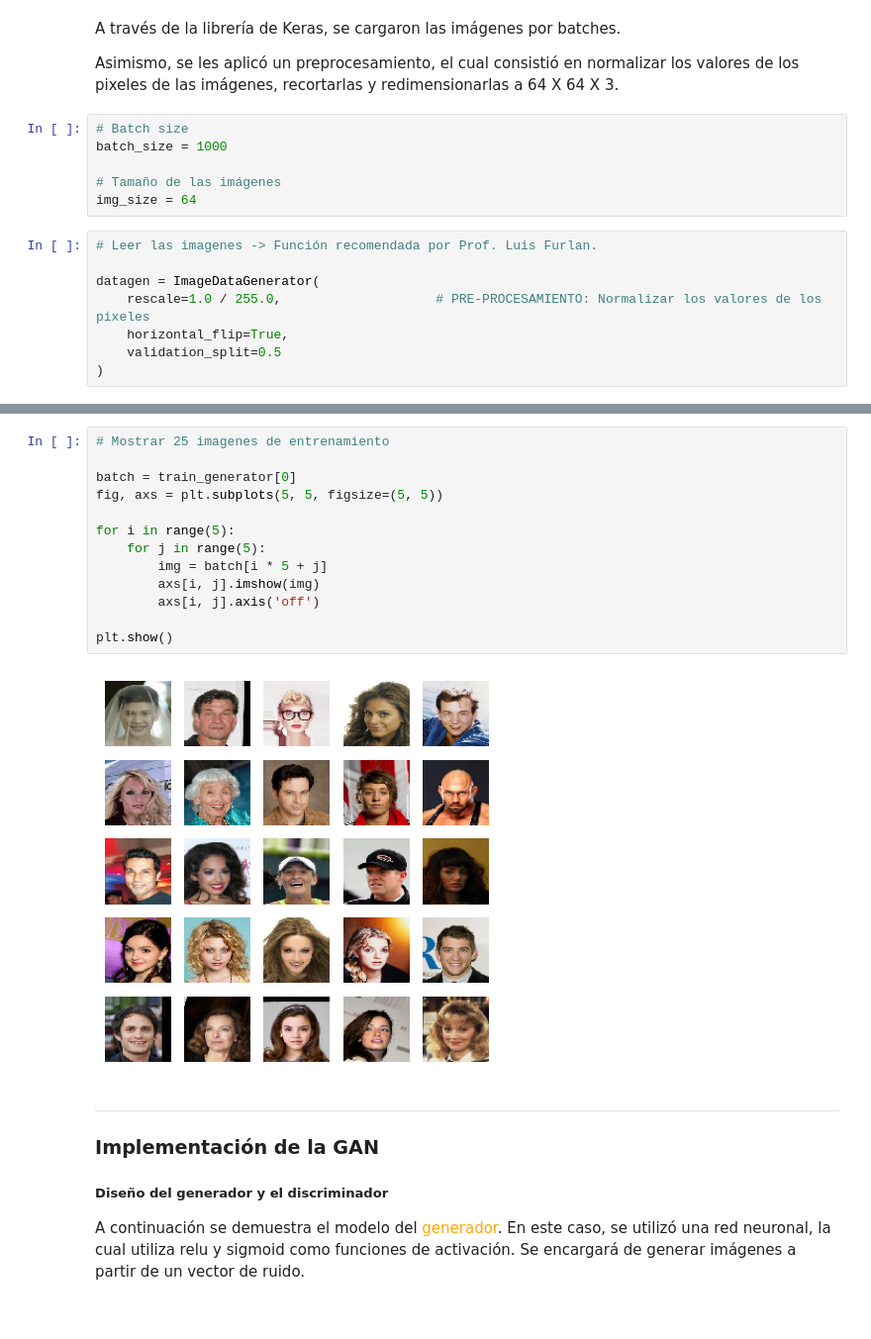
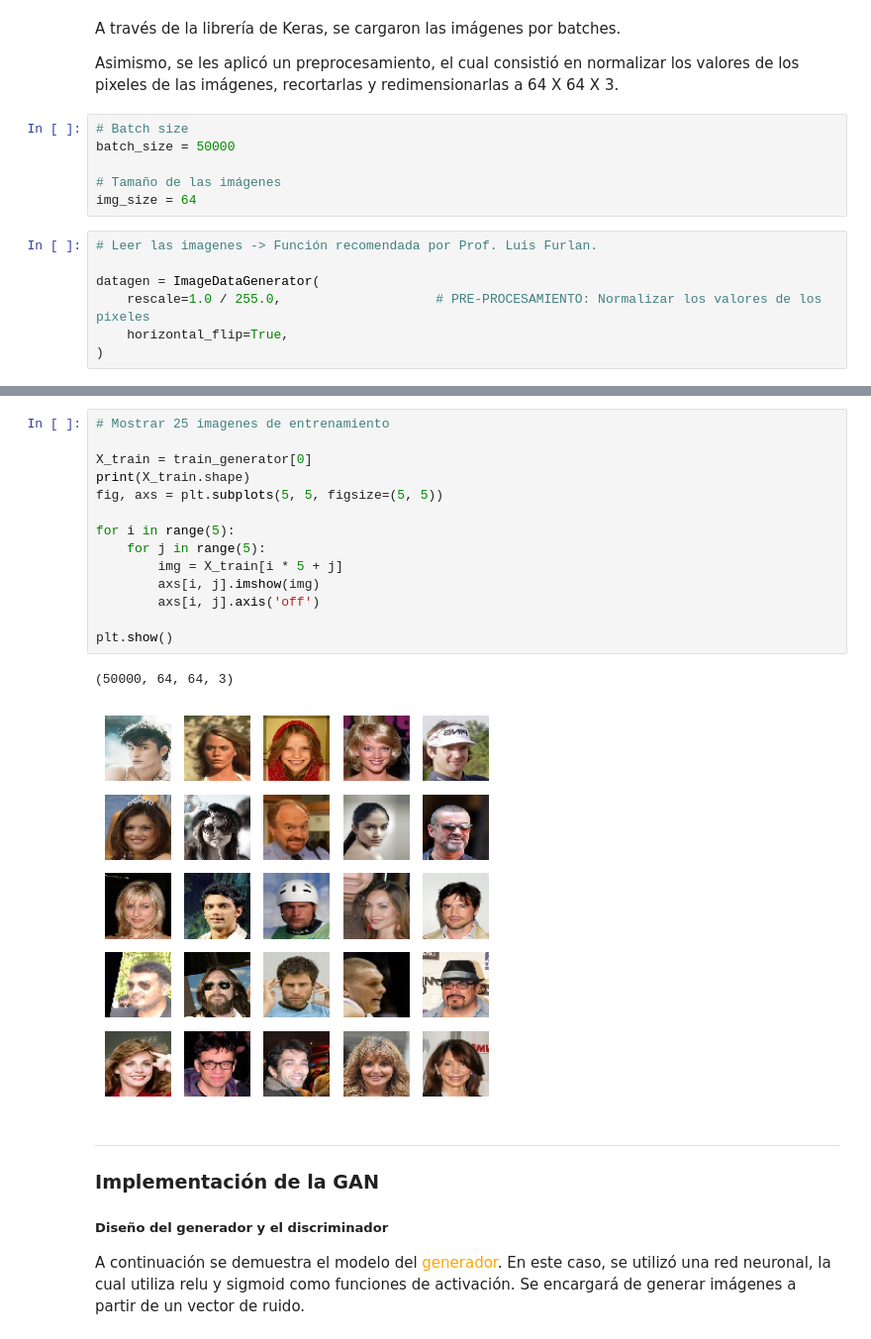
Before and after one commit to stefanoaragoni/Lab6_DataScience, a Jupyter notebook: lab6.ipynb, the cells around one changed output, grey strips where cells are left out. Shown: that part at 99% size. Saved outputs shown, nothing was run; the diff lists cells and outputs as text.

```diff
--- a/lab6.ipynb
+++ b/lab6.ipynb
@@ -55,7 +58,7 @@ A través de la librería de Keras, se cargaron las imágenes por batches.
 Asimismo, se les aplicó un preprocesamiento, el cual consistió en normalizar los valores de los pixeles de las imágenes, recortarlas y redimensionarlas a 64 X 64 X 3.
 # %%
 # Batch size
-batch_size = 1000
+batch_size = 50000
 
 # Tamaño de las imágenes
 img_size = 64
@@ -65,7 +68,6 @@ img_size = 64
 datagen = ImageDataGenerator(
     rescale=1.0 / 255.0,                    # PRE-PROCESAMIENTO: Normalizar los valores de los pixeles
     horizontal_flip=True,
-    validation_split=0.5
 )
 # %%
 # Carga las imagenes de entrenamiento
@@ -80,18 +84,20 @@ train_generator = datagen.flow_from_directory(
 # %%
 # Mostrar 25 imagenes de entrenamiento
 
-batch = train_generator[0]
+X_train = train_generator[0]
+print(X_train.shape)
 fig, axs = plt.subplots(5, 5, figsize=(5, 5))
 
 for i in range(5):
     for j in range(5):
-        img = batch[i * 5 + j]
+        img = X_train[i * 5 + j]
         axs[i, j].imshow(img)
         axs[i, j].axis('off')
 
 plt.show()
 # %% [output]
+(50000, 64, 64, 3)
-[figure, old version]
+[figure, new version]
 # %% [markdown]
 --------
 ### **Implementación de la GAN**
```
Also changed, not shown: parts of 4 cells of this notebook.
